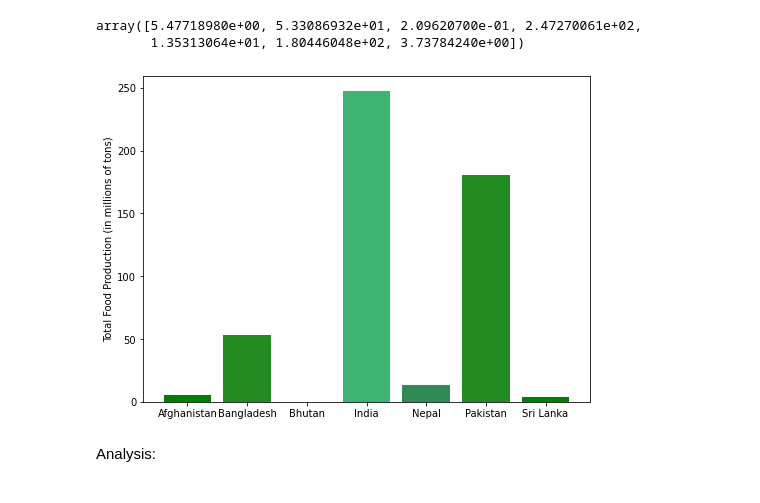
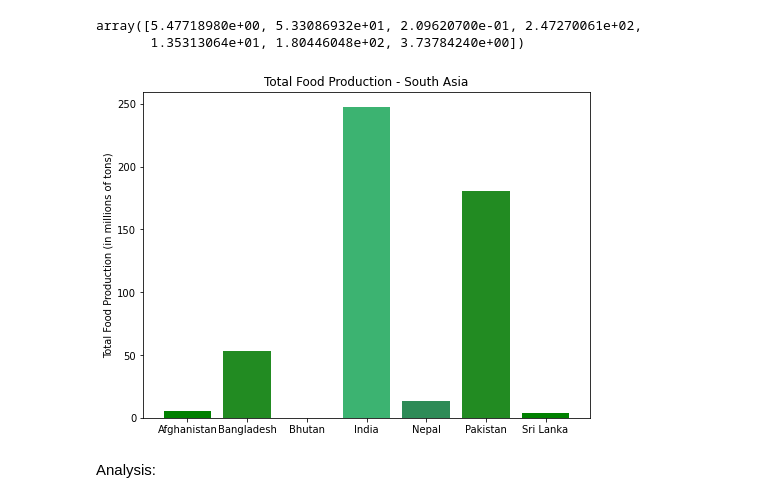
Before and after one commit to jeffbrown961/Project-1, a Jupyter notebook: Resources/Jeff_Portion.ipynb, the cells around one changed output. Saved outputs shown, nothing was run; the diff lists cells and outputs as text; code cells hidden in the pictures.

```diff
--- a/Resources/Jeff_Portion.ipynb
+++ b/Resources/Jeff_Portion.ipynb
@@ -225,11 +225,12 @@ colors1=['green', 'forestgreen', 'seagreen', 'mediumseagreen', 'seagreen', 'fore
 # %%
 
 plt.figure(figsize=(8, 6))
 plt.bar(x_axis2, y_axis2, color=colors1)
 plt.ylabel('Total Food Production (in millions of tons)')
+plt.title('Total Food Production - South Asia')
 plt.savefig('Bar Chart')
 # %% [output]
-[figure, old version]
+[figure, new version]
 # %% [markdown]
 Analysis:
 # %% [markdown]
```
